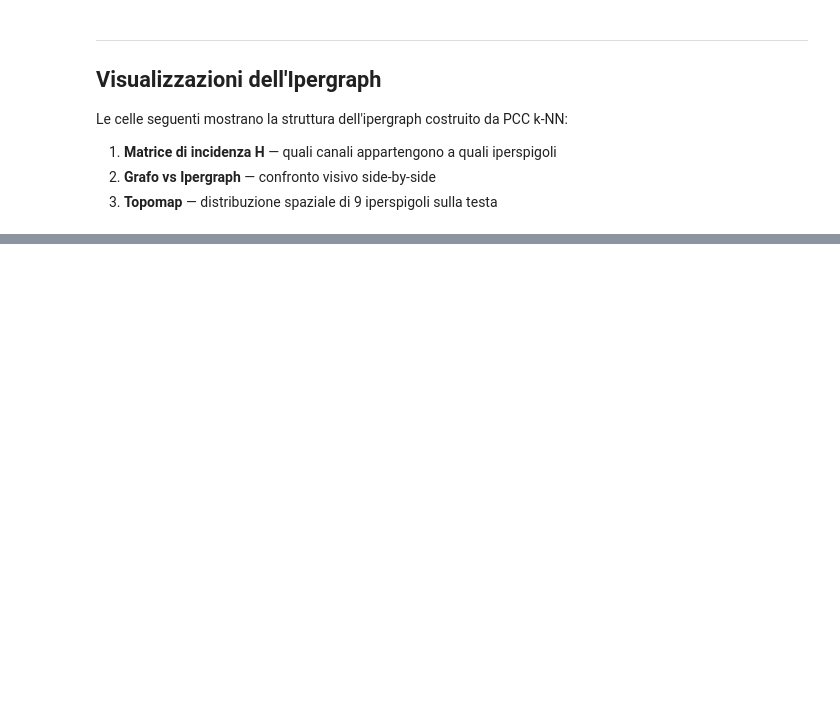
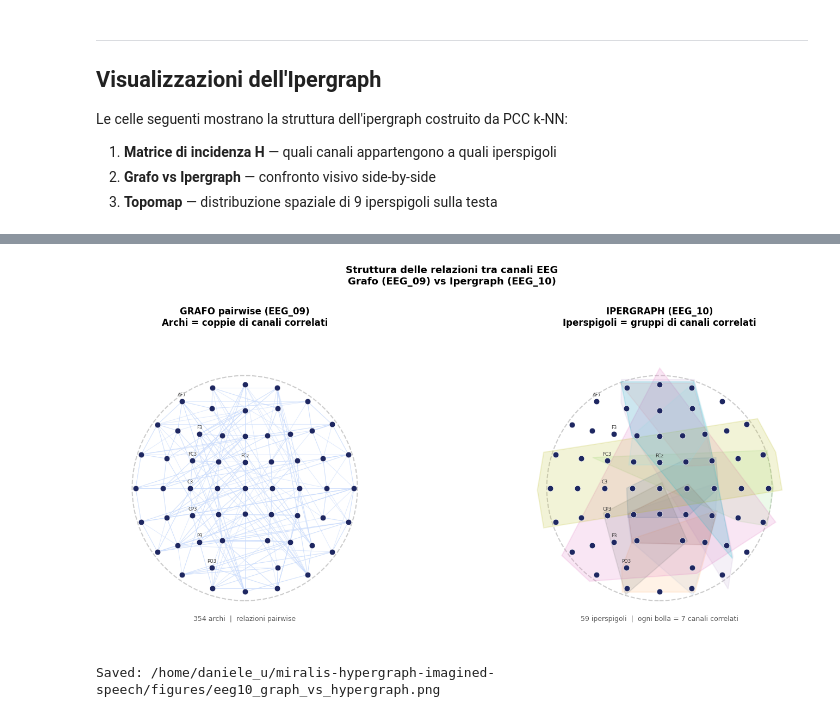
Before and after one commit to daniele22-u/miralis-hypergraph-imagined-speech, a Jupyter notebook: notebooks/EEG_11_hgnn_imagined_speech.ipynb, the cells around one changed output, grey strips where cells are left out. Drawn from its saved outputs; the diff is of its cells as text; code cells hidden in the pictures; blank space fills up the shorter version.

```diff
--- a/notebooks/EEG_11_hgnn_imagined_speech.ipynb
+++ b/notebooks/EEG_11_hgnn_imagined_speech.ipynb
@@ -387,10 +408,9 @@ fig, axes = plt.subplots(1, 2, figsize=(16, 7))
 COLORS_HE = plt.cm.tab20(np.linspace(0, 1, 12))   # colori iperspigoli mostrati
 
 for ax_idx, (ax, title) in enumerate(zip(axes,
-        ["GRAFO pairwise (EEG_09)
-Archi = coppie di canali correlati",
-         "IPERGRAPH (EEG_10)
-Iperspigoli = gruppi di canali correlati"])):
+        ["GRAFO pairwise (EEG_09)\nArchi = coppie di canali correlati",
+         "IPERGRAPH (EEG_10)\nIperspigoli = gruppi di canali correlati"])):
+
 
     ax.set_facecolor("#F8F9FC")
     ax.set_aspect("equal")
@@ -446,35 +466,39 @@ Iperspigoli = gruppi di canali correlati"])):
                                             edgecolor=COLORS_HE[color_idx],
                                             linewidth=1.5,
                                             zorder=1)
                     ax.add_patch(poly)
                 except Exception:
                     pass
 
         # Disegna nodi sopra
         ax.scatter(pos_arr[:, 0], pos_arr[:, 1],
                    s=60, c="#1E2761", zorder=3, edgecolors="white", linewidths=0.5)
         for i in range(0, N_CHANS, 8):
             ax.annotate(keep_names[i], pos_arr[i],
                         fontsize=6, ha="center", va="bottom",
                         xytext=(0, 5), textcoords="offset points", color="#333333")
 
         ax.text(0, -0.65,
                 f"{N_HYPER} iperspigoli  |  ogni bolla = {K_HYPER+1} canali correlati",
                 ha="center", fontsize=9, color="#555555")
 
     ax.set_title(title, fontsize=12, fontweight="bold", pad=12)
     ax.set_xlim(-0.7, 0.7)
     ax.set_ylim(-0.75, 0.75)
     ax.axis("off")
 
-plt.suptitle("Struttura delle relazioni tra canali EEG
-"             "Grafo (EEG_09) vs Ipergraph (EEG_10)",
+plt.suptitle("Struttura delle relazioni tra canali EEG\n"
+             "Grafo (EEG_09) vs Ipergraph (EEG_10)",
              fontsize=13, fontweight="bold", y=1.01)
+
 plt.tight_layout()
 fig_path = project_root / "figures" / "eeg10_graph_vs_hypergraph.png"
 plt.savefig(fig_path, dpi=150, bbox_inches="tight")
 plt.show()
 print(f"Saved: {fig_path}")
+# %% [output]
+[figure, added]
+Saved: /home/daniele_u/miralis-hypergraph-imagined-speech/figures/eeg10_graph_vs_hypergraph.png
 # %%
 # ============================================================
 # VIZ 3 — TOPOMAP DEGLI IPERSPIGOLI
```
Also changed, not shown: parts of 15 cells of this notebook.
